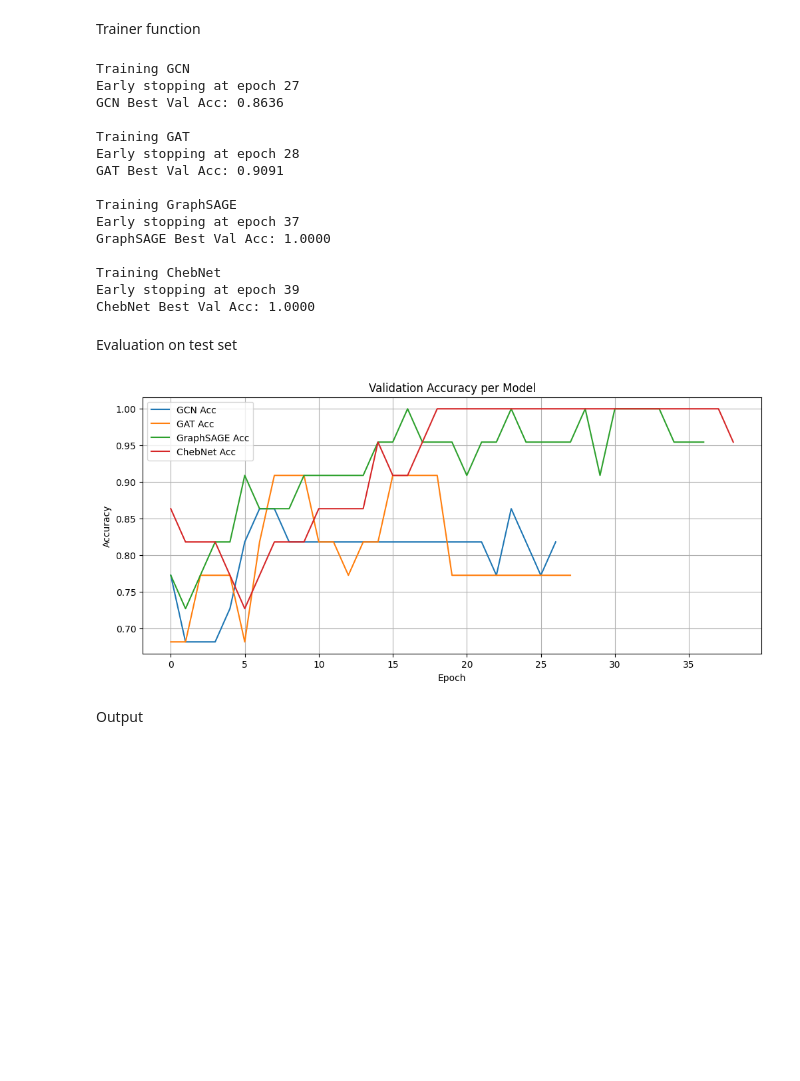
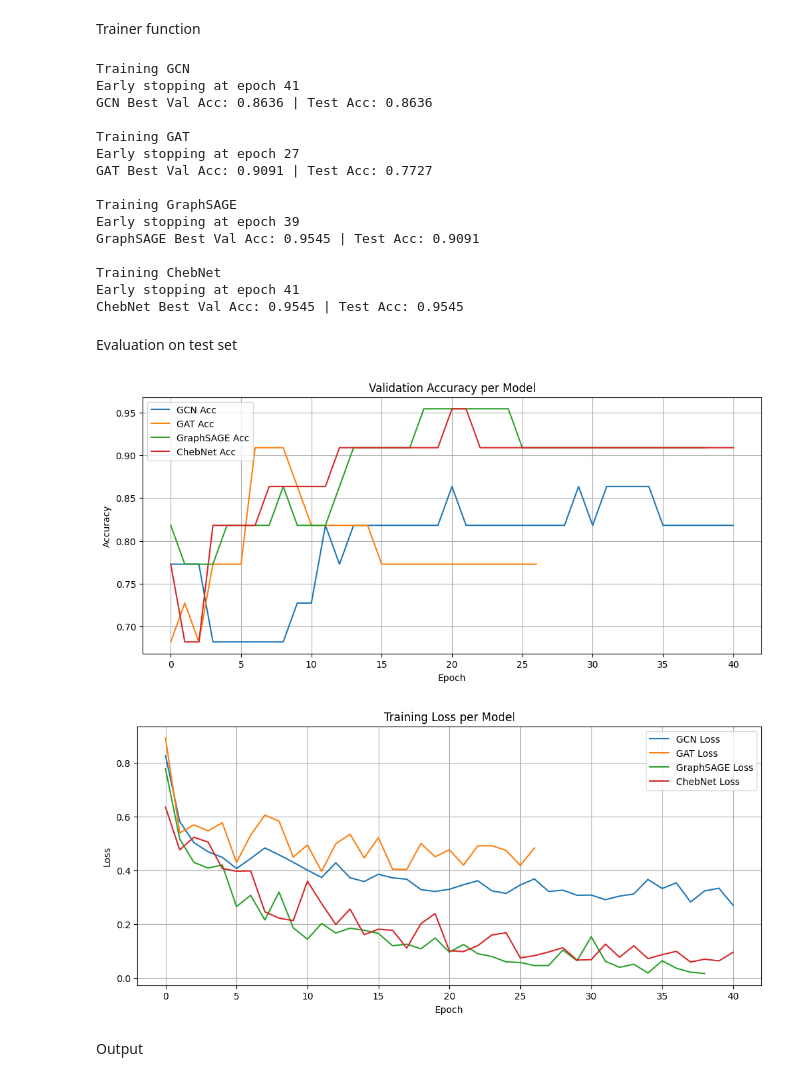
Before and after one commit to wanweileee/traffic-accidents, a Jupyter notebook: Singapore/models/hotspot predictions with SG.ipynb, the cells around one changed output. Drawn from its saved outputs; the diff is of its cells as text; code cells hidden in the pictures; blank space fills up the shorter version.

Commit message:
plotted charts for training loss and val accuracy

```diff
--- a/Singapore/models/hotspot predictions with SG.ipynb
+++ b/Singapore/models/hotspot predictions with SG.ipynb
@@ -101,7 +101,7 @@ class GCN(torch.nn.Module):
 
     def forward(self, x, edge_index):
         x = F.relu(self.conv1(x, edge_index))
-        x = F.dropout(x, p=0.3, training=self.training)
+        x = F.dropout(x, p=0.5, training=self.training)
         x = self.conv2(x, edge_index)
         return x  # Output single logit per node
 
@@ -113,7 +113,7 @@ class GAT(torch.nn.Module):
         self.gat2 = GATConv(hidden_channels * heads, out_channels, heads=1)
 
     def forward(self, x, edge_index):
-        x = F.dropout(x, p=0.3, training=self.training)
+        x = F.dropout(x, p=0.5, training=self.training)
         x = F.elu(self.gat1(x, edge_index))
         x = self.gat2(x, edge_index)
         return x
@@ -123,7 +123,7 @@ class GraphSAGE(torch.nn.Module):
         super(GraphSAGE, self).__init__()
         self.conv1 = SAGEConv(in_channels, hidden_channels, aggr=aggr)
         self.conv2 = SAGEConv(hidden_channels, out_channels, aggr=aggr)
-        self.dropout = 0.3
+        self.dropout = 0.5
 
     def forward(self, x, edge_index):
         x = self.conv1(x, edge_index)
@@ -133,14 +133,14 @@ class GraphSAGE(torch.nn.Module):
         return x
 
 class ChebNet(torch.nn.Module):
-    def __init__(self, in_channels, hidden_channels, out_channels=1, K=3):
+    def __init__(self, in_channels, hidden_channels, out_channels=1, K=2):
         super().__init__()
         self.conv1 = ChebConv(in_channels, hidden_channels, K=K)
         self.conv2 = ChebConv(hidden_channels, out_channels, K=K)
 
     def forward(self, x, edge_index):
         x = F.relu(self.conv1(x, edge_index))
-        x = F.dropout(x, p=0.3, training=self.training)
+        x = F.dropout(x, p=0.5, training=self.training)
         x = self.conv2(x, edge_index)
         return x  # Output single logit per node
 
@@ -151,7 +151,7 @@ model_configs = {
     "GCN": {
         "class": GCN,
         "params": {"hidden_channels": 16, "out_channels": 2},
-        "lr": 0.1,
+        "lr": 0.05,
         "epochs": 100
     },
     "GAT": {
@@ -163,13 +163,13 @@ model_configs = {
     "GraphSAGE": {
         "class": GraphSAGE,
         "params": {"hidden_channels": 32, "out_channels": 2, "aggr":"softmax"},
-        "lr": 0.1,
+        "lr": 0.05,
         "epochs": 100
     },
     "ChebNet": {
         "class": ChebNet,
-        "params": {"hidden_channels": 16, "out_channels": 2, "K": 3},
-        "lr": 0.1,
+        "params": {"hidden_channels": 16, "out_channels": 2, "K": 2},
+        "lr": 0.05,
         "epochs": 100
     }
 }
@@ -240,43 +240,51 @@ for model_name, cfg in model_configs.items():
     print(f"\nTraining {model_name}")
     model, losses, accs, test_acc = train_model(model_name, cfg, data)
     trained_models[model_name] = model
-    results[model_name] = {
-        "loss": losses,
-        "acc": accs,
-        "test_acc": test_acc
-    }
+    results[model_name] = {"loss": losses, "acc": accs}
 # %% [output]
 Training GCN
-Early stopping at epoch 27
-GCN Best Val Acc: 0.8636
+Early stopping at epoch 41
+GCN Best Val Acc: 0.8636 | Test Acc: 0.8636
 
 Training GAT
-Early stopping at epoch 28
-GAT Best Val Acc: 0.9091
+Early stopping at epoch 27
+GAT Best Val Acc: 0.9091 | Test Acc: 0.7727
 
 Training GraphSAGE
-Early stopping at epoch 37
-GraphSAGE Best Val Acc: 1.0000
+Early stopping at epoch 39
+GraphSAGE Best Val Acc: 0.9545 | Test Acc: 0.9091
 
 Training ChebNet
-Early stopping at epoch 39
-ChebNet Best Val Acc: 1.0000
+Early stopping at epoch 41
+ChebNet Best Val Acc: 0.9545 | Test Acc: 0.9545
 # %% [markdown]
 Evaluation on test set
 # %%
 plt.figure(figsize=(12, 5))
 
 # Accuracy
 for name, res in results.items():
     plt.plot(res["acc"], label=f"{name} Acc")
 plt.title("Validation Accuracy per Model")
 plt.xlabel("Epoch")
 plt.ylabel("Accuracy")
 plt.legend()
 plt.grid(True)
 plt.show()
+
+#Loss
+plt.figure(figsize=(12, 5))
+for name, res in results.items():
+    plt.plot(res["loss"], label=f"{name} Loss")
+plt.title("Training Loss per Model")
+plt.xlabel("Epoch")
+plt.ylabel("Loss")
+plt.legend()
+plt.grid(True)
+plt.show()
 # %% [output]
-[figure, old version]
+[figure, new version]
+[figure, added]
 # %% [markdown]
 Output
 # %%
```
Also changed, not shown: parts of 2 cells of this notebook, 12 other files.
